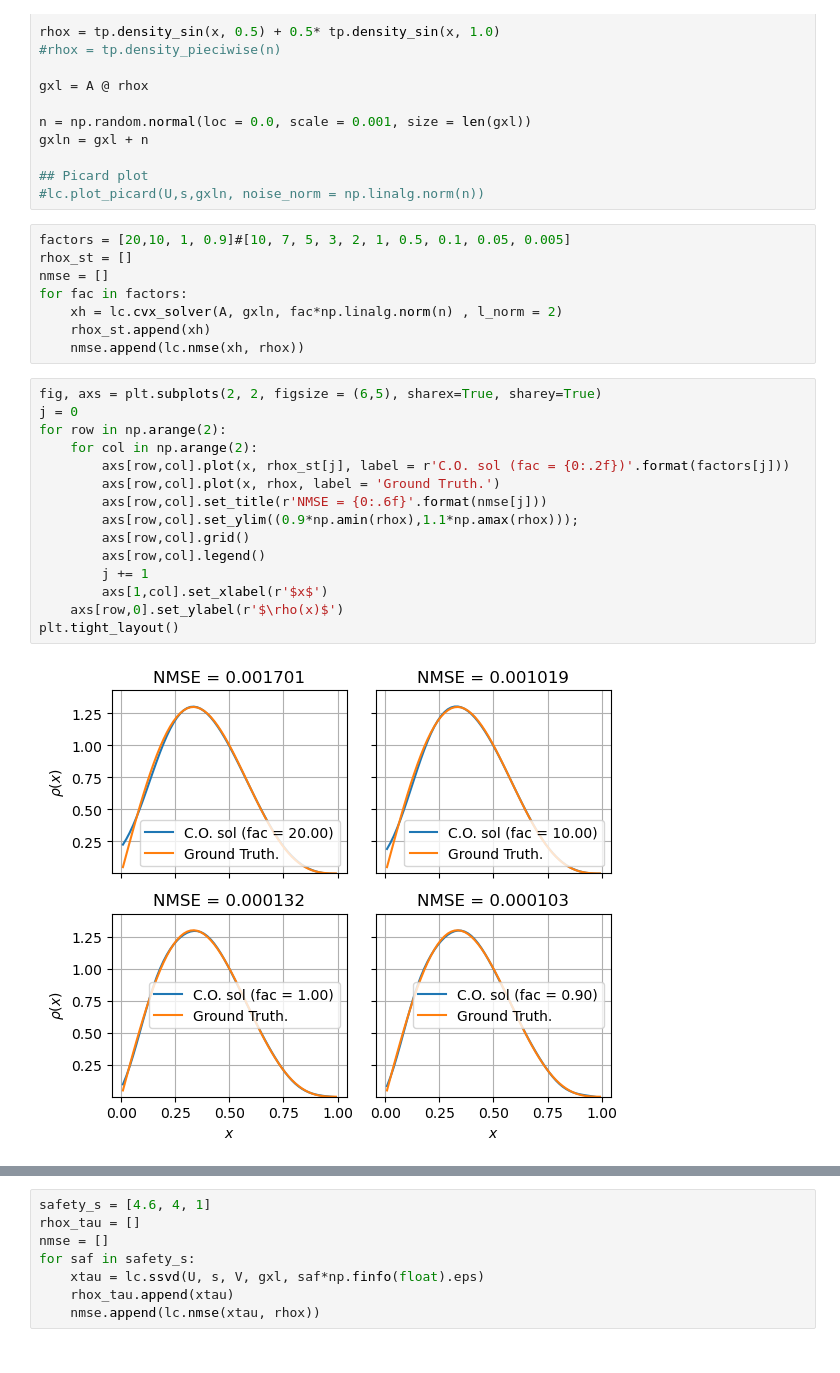
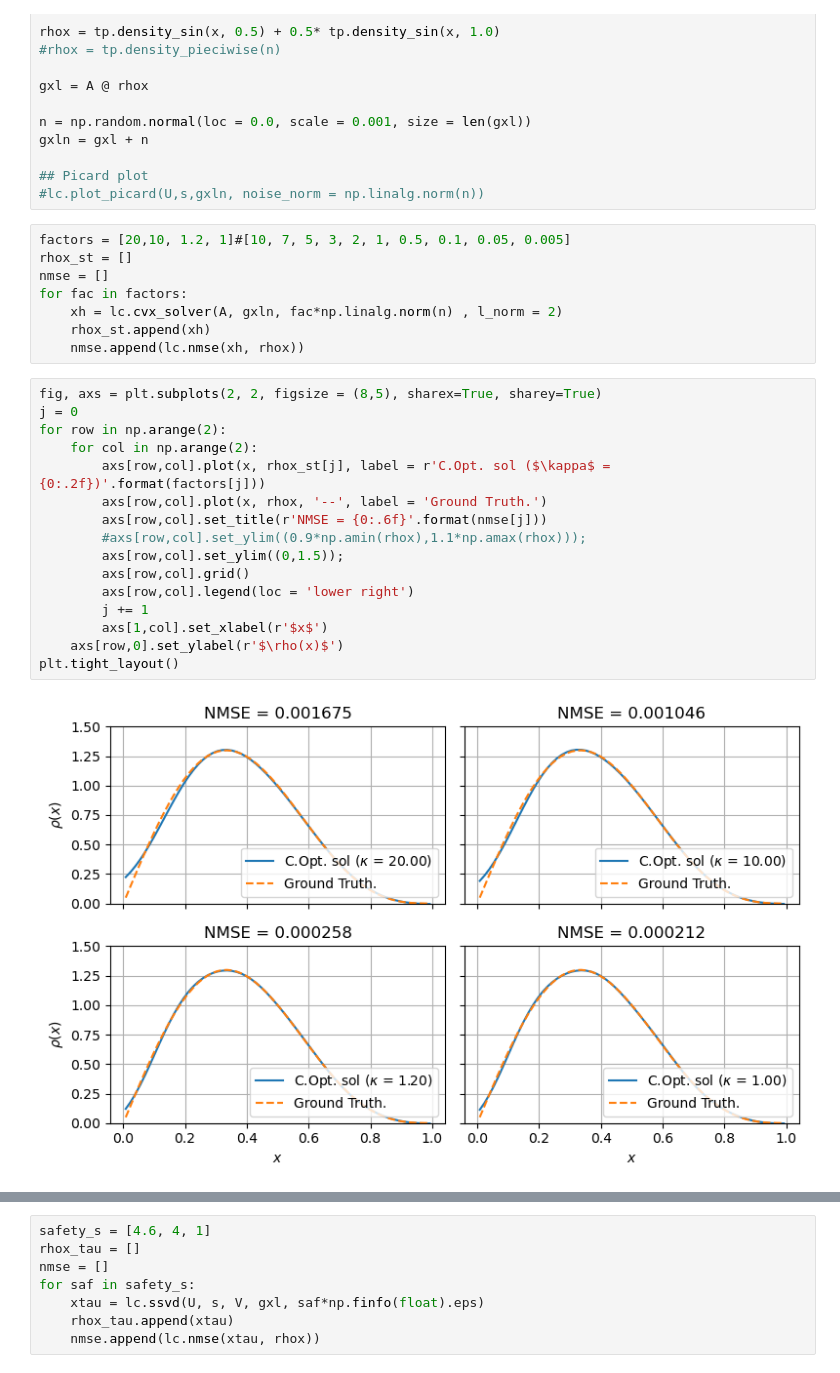
Before and after one commit to eric-brandao/inverse_problems_teach, a Jupyter notebook: 3_Alguns_Metodos_de_Regularizacao/Alguns metodos de regularizacao.ipynb, the cells around one changed output, grey strips where cells are left out. Drawn from its saved outputs; the diff is of its cells as text.

```diff
--- a/3_Alguns_Metodos_de_Regularizacao/Alguns metodos de regularizacao.ipynb
+++ b/3_Alguns_Metodos_de_Regularizacao/Alguns metodos de regularizacao.ipynb
@@ -212,7 +260,7 @@ gxln = gxl + n
 ## Picard plot
 #lc.plot_picard(U,s,gxln, noise_norm = np.linalg.norm(n))
 # %%
-factors = [20,10, 1, 0.9]#[10, 7, 5, 3, 2, 1, 0.5, 0.1, 0.05, 0.005]
+factors = [20,10, 1.2, 1]#[10, 7, 5, 3, 2, 1, 0.5, 0.1, 0.05, 0.005]
 rhox_st = []
 nmse = []
 for fac in factors:
@@ -220,22 +268,23 @@ for fac in factors:
     rhox_st.append(xh)
     nmse.append(lc.nmse(xh, rhox))
 # %%
-fig, axs = plt.subplots(2, 2, figsize = (6,5), sharex=True, sharey=True)
+fig, axs = plt.subplots(2, 2, figsize = (8,5), sharex=True, sharey=True)
 j = 0
 for row in np.arange(2):
     for col in np.arange(2):
-        axs[row,col].plot(x, rhox_st[j], label = r'C.O. sol (fac = {0:.2f})'.format(factors[j]))
-        axs[row,col].plot(x, rhox, label = 'Ground Truth.')
+        axs[row,col].plot(x, rhox_st[j], label = r'C.Opt. sol ($\kappa$ = {0:.2f})'.format(factors[j]))
+        axs[row,col].plot(x, rhox, '--', label = 'Ground Truth.')
         axs[row,col].set_title(r'NMSE = {0:.6f}'.format(nmse[j]))
-        axs[row,col].set_ylim((0.9*np.amin(rhox),1.1*np.amax(rhox)));
+        #axs[row,col].set_ylim((0.9*np.amin(rhox),1.1*np.amax(rhox)));
+        axs[row,col].set_ylim((0,1.5));
         axs[row,col].grid()
-        axs[row,col].legend()
+        axs[row,col].legend(loc = 'lower right')
         j += 1
         axs[1,col].set_xlabel(r'$x$')
     axs[row,0].set_ylabel(r'$\rho(x)$')
 plt.tight_layout()
 # %% [output]
-[figure, old version]
+[figure, new version]
 # %% [markdown]
 # Será que é fácil medir o ruído?
 
```
Also changed, not shown: parts of 35 cells of this notebook.
